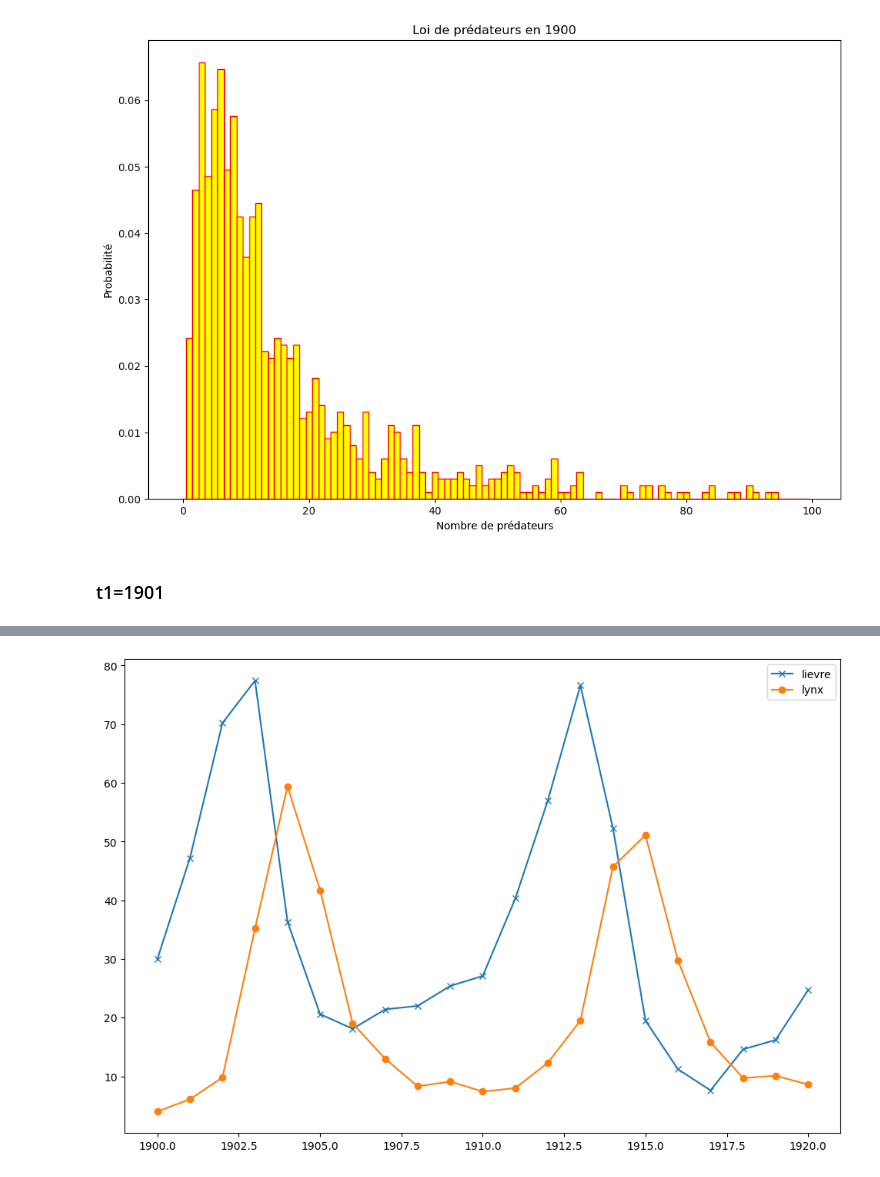
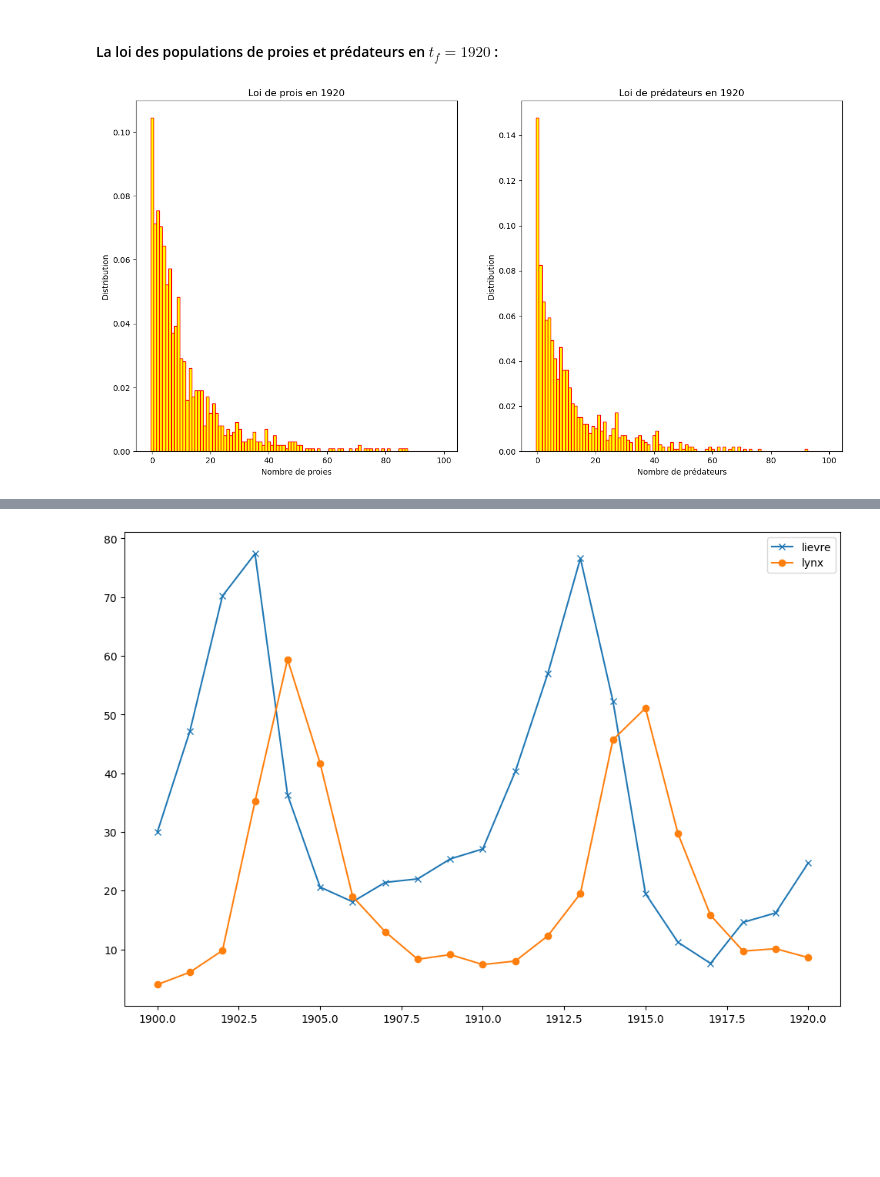
Before and after one commit to ZayedH/MAP568_project, a Jupyter notebook: MAP568.ipynb, the cells around one changed output, grey strips where cells are left out. Saved outputs shown, nothing was run; the diff lists cells and outputs as text; code cells hidden in the pictures; blank space fills up the shorter version.

```diff
--- a/MAP568.ipynb
+++ b/MAP568.ipynb
@@ -9,7 +28,10 @@ from scipy.stats import lognorm
 # %%
 def resolutionSystem1Euler(alpha,beta,delta,gamma,y0,z0,dt,N,t0=1900.0):
-    "Cette fonctipn permet de resoudre le système (1)"
-    temps = np.arange(0,N)*dt+t0 # si j'ai bien compris la question (dt=10/(N-1) pour 10 années)
+    '''
+    Cette fonctipn permet de résoudre le système (1) en utilisant la méthode d'Euler
+    '''
+
+    temps = np.arange(0,N)*dt+t0  # Par exemple, pour un intervalle de temps de 10 années : dt=10/(N-1)
     y = [y0]
     z = [z0]
     for i in range(N-1):
@@ -77,13 +159,22 @@ plt.show()
+# %% [markdown]
+#### La loi des populations de proies et prédateurs en $t_{f}=1920$ :
 # %%
-plt.figure(figsize=(12,8),
+plt.figure(figsize=(16,8),
            facecolor='white')
-plt.hist(z0,  bins = bins, color = 'yellow',
+
+plt.subplot(1,2,1)
+plt.hist(solution[1][-1],  bins = bins, color = 'yellow',
+            edgecolor = 'red',density=True,histtype = 'bar')
+plt.xlabel('Nombre de proies')
+plt.ylabel('Distribution')
+plt.title('Loi de prois en 1920')
+
+plt.subplot(1,2,2)
+plt.hist(solution[2][-1],  bins = bins, color = 'yellow',
             edgecolor = 'red',density=True,histtype = 'bar')
 plt.xlabel('Nombre de prédateurs')
-plt.ylabel('Probabilité')
-plt.title('Loi de prédateurs en 1900')
+plt.ylabel('Distribution')
+plt.title('Loi de prédateurs en 1920')
 plt.show()
 # %% [output]
-[figure, old version]
+[figure, new version]
-# %% [markdown]
-### t1=1901
```
Also changed, not shown: parts of 89 cells of this notebook.
